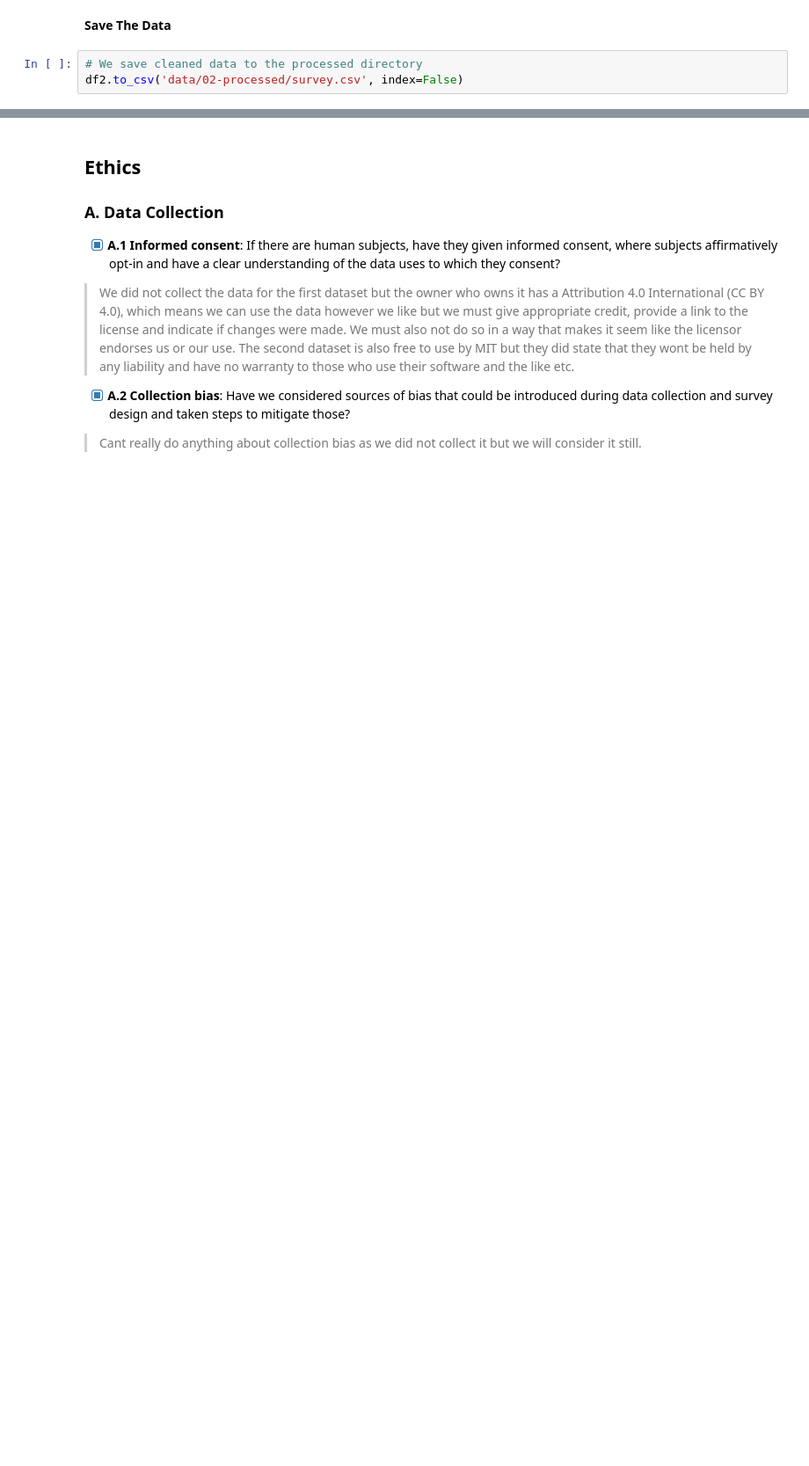
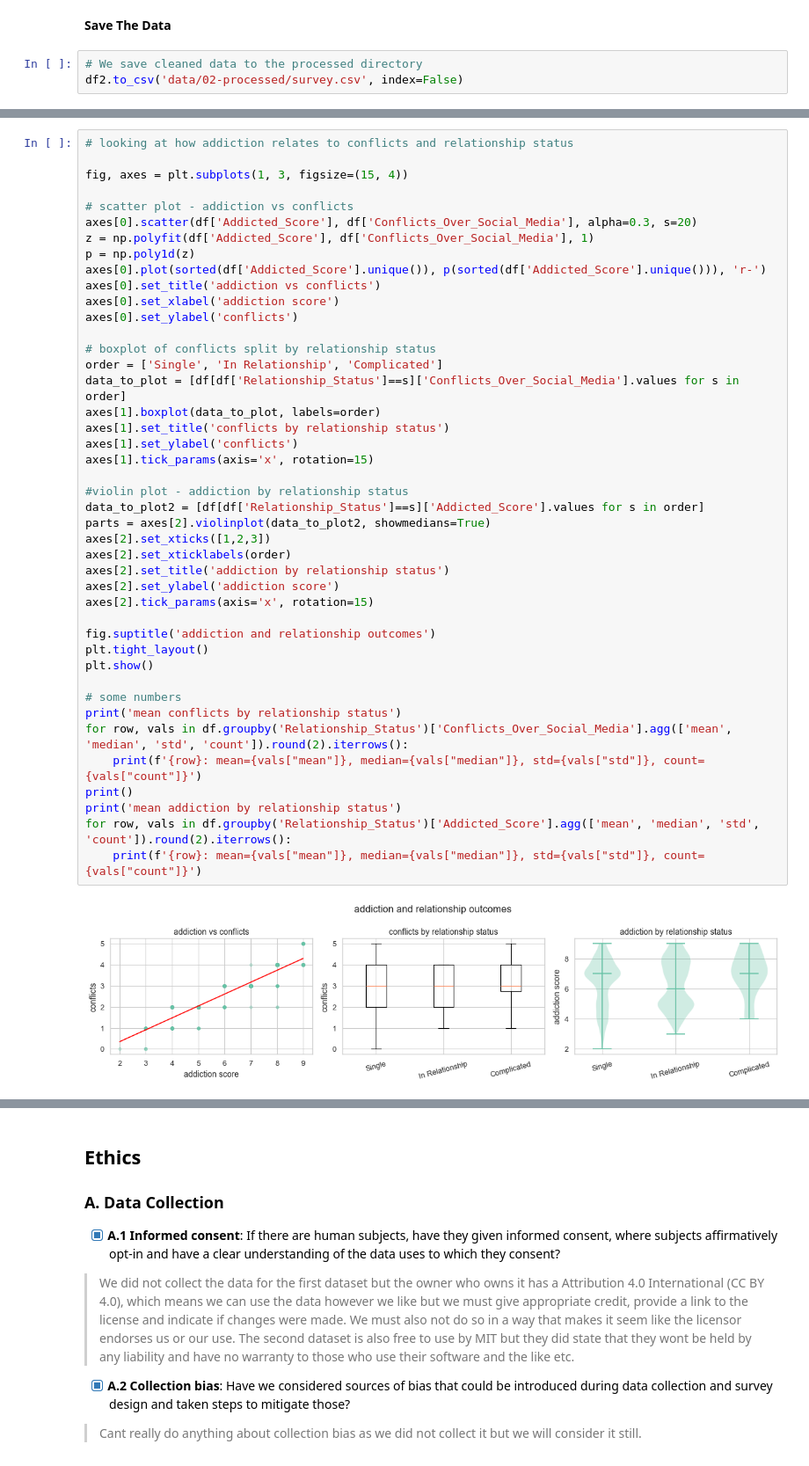
Before and after one commit to COGS108/Group151_WI26, a Jupyter notebook: 02-EDACheckpoint.ipynb, the cells around one changed output, grey strips where cells are left out. Shown at 88% size. Drawn from its saved outputs; the diff is of its cells as text; blank space fills up the shorter version.

```diff
--- a/02-EDACheckpoint.ipynb
+++ b/02-EDACheckpoint.ipynb
@@ -1115,0 +1278,45 @@ Some more words and stuff.  Remember notebooks work best if you interleave the c
+# %%
+# looking at how addiction relates to conflicts and relationship status
+
+fig, axes = plt.subplots(1, 3, figsize=(15, 4))
+
+# scatter plot - addiction vs conflicts
+axes[0].scatter(df['Addicted_Score'], df['Conflicts_Over_Social_Media'], alpha=0.3, s=20)
+z = np.polyfit(df['Addicted_Score'], df['Conflicts_Over_Social_Media'], 1)
+p = np.poly1d(z)
+axes[0].plot(sorted(df['Addicted_Score'].unique()), p(sorted(df['Addicted_Score'].unique())), 'r-')
+axes[0].set_title('addiction vs conflicts')
+axes[0].set_xlabel('addiction score')
+axes[0].set_ylabel('conflicts')
+
+# boxplot of conflicts split by relationship status
+order = ['Single', 'In Relationship', 'Complicated']
+data_to_plot = [df[df['Relationship_Status']==s]['Conflicts_Over_Social_Media'].values for s in order]
+axes[1].boxplot(data_to_plot, labels=order)
+axes[1].set_title('conflicts by relationship status')
+axes[1].set_ylabel('conflicts')
+axes[1].tick_params(axis='x', rotation=15)
+
+#violin plot - addiction by relationship status
+data_to_plot2 = [df[df['Relationship_Status']==s]['Addicted_Score'].values for s in order]
+parts = axes[2].violinplot(data_to_plot2, showmedians=True)
+axes[2].set_xticks([1,2,3])
+axes[2].set_xticklabels(order)
+axes[2].set_title('addiction by relationship status')
+axes[2].set_ylabel('addiction score')
+axes[2].tick_params(axis='x', rotation=15)
+
+fig.suptitle('addiction and relationship outcomes')
+plt.tight_layout()
+plt.show()
+
+# some numbers
+print('mean conflicts by relationship status')
+for row, vals in df.groupby('Relationship_Status')['Conflicts_Over_Social_Media'].agg(['mean', 'median', 'std', 'count']).round(2).iterrows():
+    print(f'{row}: mean={vals["mean"]}, median={vals["median"]}, std={vals["std"]}, count={vals["count"]}')
+print()
+print('mean addiction by relationship status')
+for row, vals in df.groupby('Relationship_Status')['Addicted_Score'].agg(['mean', 'median', 'std', 'count']).round(2).iterrows():
+    print(f'{row}: mean={vals["mean"]}, median={vals["median"]}, std={vals["std"]}, count={vals["count"]}')
+# %% [output]
+[figure, added]
```
Also changed, not shown: parts of 21 cells of this notebook.
